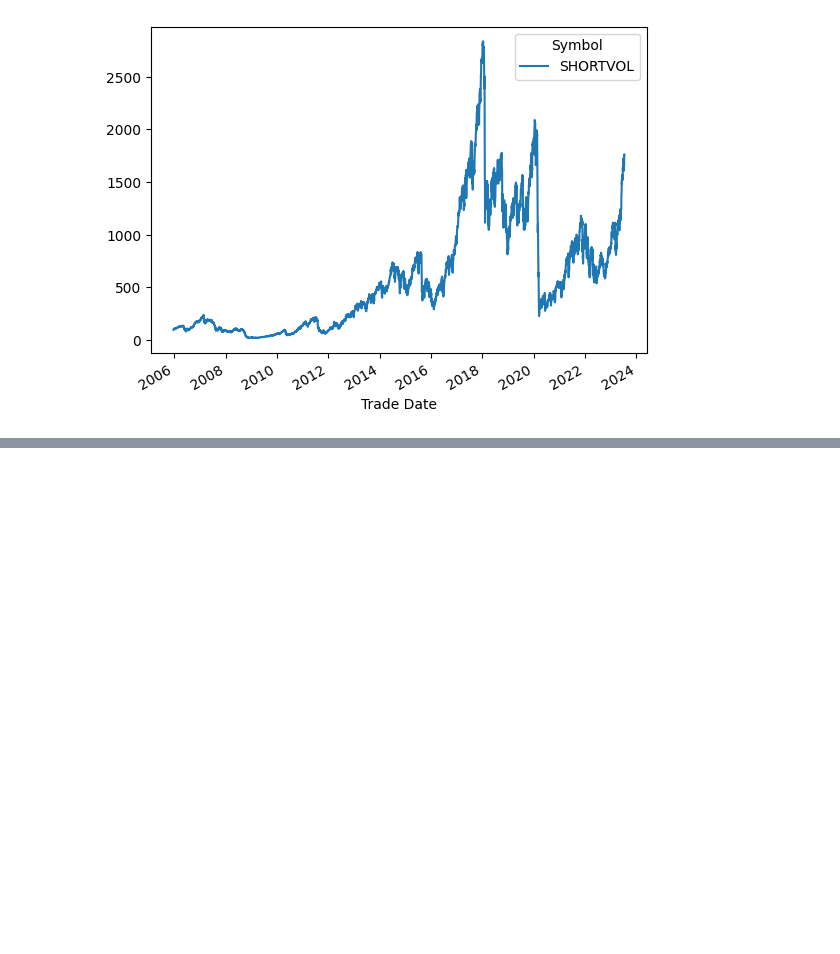
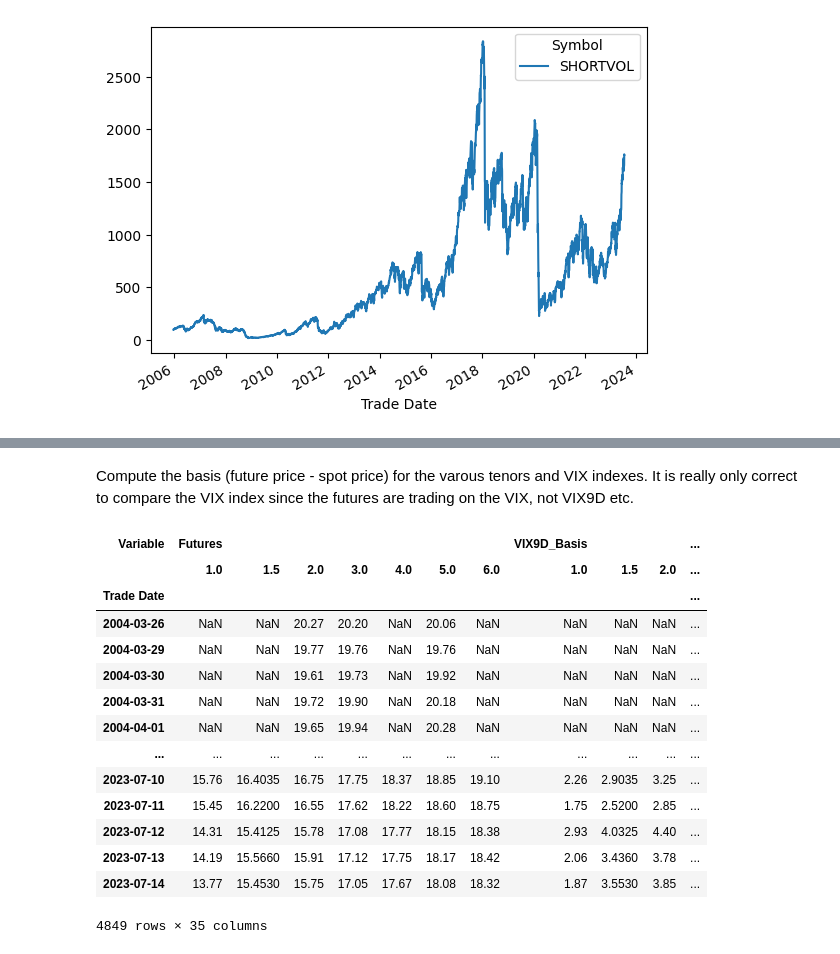
Before and after one commit to dougransom/vix_utils, a Jupyter notebook: src/vix_utils/examples/vix_utils use in Jupyter.ipynb, the cells around one changed output, grey strips where cells are left out. Saved outputs shown, nothing was run; the diff lists cells and outputs as text; code cells hidden in the pictures; blank space fills up the shorter version.

```diff
--- a/src/vix_utils/examples/vix_utils use in Jupyter.ipynb
+++ b/src/vix_utils/examples/vix_utils use in Jupyter.ipynb
@@ -92,0 +102,33 @@ Error:
+# %%
+def add_column_level(df:pd.DataFrame,var_name):
+        df2=pd.DataFrame(df)
+        idx=df2.columns.to_frame()
+        idx.insert(0,"Variable",var_name)
+        df2.columns=pd.MultiIndex.from_frame(idx)
+        return df2
+# %% [markdown]
+Compute the basis (future price - spot price) for the varous tenors and  VIX indexes. It is really only correct
+to compare the VIX index since the futures are trading on the VIX, not VIX9D etc.
+# %%
+vix_cash_history_closes=vix_cash_wide['Close']
+vix_basis_by_index=[add_column_level(close.sub(vix_cash_history_closes[spot_symbol],axis=0),spot_symbol+"_Basis") for spot_symbol in ["VIX9D","VIX","VIX3M","GVZ"]]
+
+closes=add_column_level(close,"Futures")
+vix_basis=pd.concat(chain([closes],vix_basis_by_index),axis=1,join="inner")
+vix_basis
+# %% [output]
+| Variable | Futures |  |  |  |  |  |  | VIX9D_Basis |  |  | ... |
+|  | 1.0 | 1.5 | 2.0 | 3.0 | 4.0 | 5.0 | 6.0 | 1.0 | 1.5 | 2.0 | ... |
+| Trade Date |  |  |  |  |  |  |  |  |  |  | ... |
+| 2004-03-26 | NaN | NaN | 20.27 | 20.20 | NaN | 20.06 | NaN | NaN | NaN | NaN | ... |
+| 2004-03-29 | NaN | NaN | 19.77 | 19.76 | NaN | 19.76 | NaN | NaN | NaN | NaN | ... |
+| 2004-03-30 | NaN | NaN | 19.61 | 19.73 | NaN | 19.92 | NaN | NaN | NaN | NaN | ... |
+| 2004-03-31 | NaN | NaN | 19.72 | 19.90 | NaN | 20.18 | NaN | NaN | NaN | NaN | ... |
+| 2004-04-01 | NaN | NaN | 19.65 | 19.94 | NaN | 20.28 | NaN | NaN | NaN | NaN | ... |
+| ... | ... | ... | ... | ... | ... | ... | ... | ... | ... | ... | ... |
+| 2023-07-10 | 15.76 | 16.4035 | 16.75 | 17.75 | 18.37 | 18.85 | 19.10 | 2.26 | 2.9035 | 3.25 | ... |
+| 2023-07-11 | 15.45 | 16.2200 | 16.55 | 17.62 | 18.22 | 18.60 | 18.75 | 1.75 | 2.5200 | 2.85 | ... |
+| 2023-07-12 | 14.31 | 15.4125 | 15.78 | 17.08 | 17.77 | 18.15 | 18.38 | 2.93 | 4.0325 | 4.40 | ... |
+| 2023-07-13 | 14.19 | 15.5660 | 15.91 | 17.12 | 17.75 | 18.17 | 18.42 | 2.06 | 3.4360 | 3.78 | ... |
+| 2023-07-14 | 13.77 | 15.4530 | 15.75 | 17.05 | 17.67 | 18.08 | 18.32 | 1.87 | 3.5530 | 3.85 | ... |
+4849 rows × 35 columns
```
Also changed, not shown: parts of 9 cells of this notebook.
